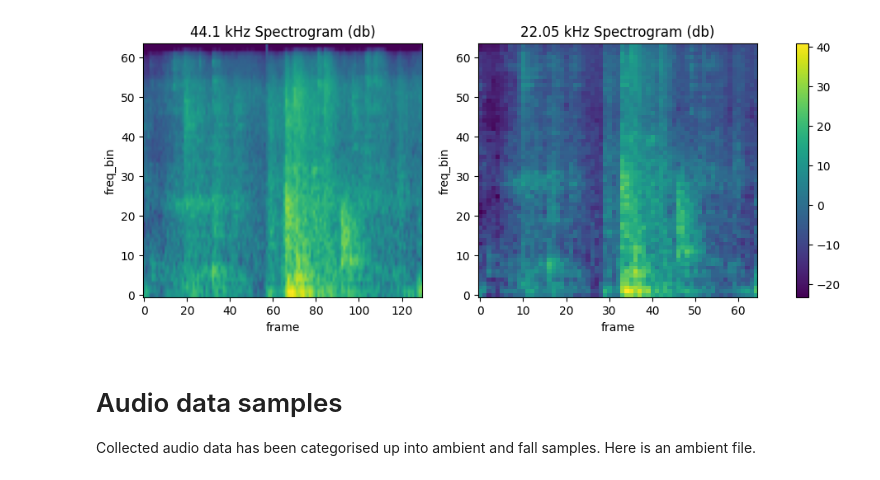
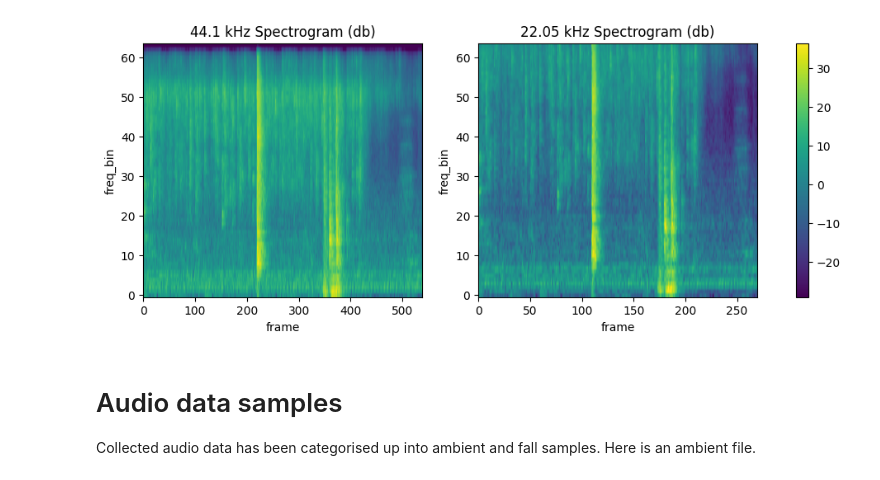
Before and after one commit to jaronsander/sip_data, a Jupyter notebook: demo.ipynb, the cells around one changed output. Drawn from its saved outputs; the diff is of its cells as text; code cells hidden in the pictures.

Commit message:
Plotting stuff

```diff
--- a/demo.ipynb
+++ b/demo.ipynb
@@ -79,12 +79,12 @@ mel_spectrogram0 = torchaudio.transforms.MelSpectrogram(
     n_mels=64
 )
 # %%
-signal, sr = torchaudio.load('fold0/chair-fall_15_1.wav')
+signal, sr = torchaudio.load('Long Falls/bath-long_fall_6.wav')
 resample = torchaudio.transforms.Resample(sr, 22050)
 signal0 = resample(signal)
 plot_spectrogram(mel_spectrogram(signal)[0], mel_spectrogram0(signal0)[0])
 # %% [output]
-[figure, old version]
+[figure, new version]
 # %% [markdown]
 # Audio data samples
 Collected audio data has been categorised up into ambient and fall samples. Here is an ambient file.
```
Also changed, not shown: 4 other files.
